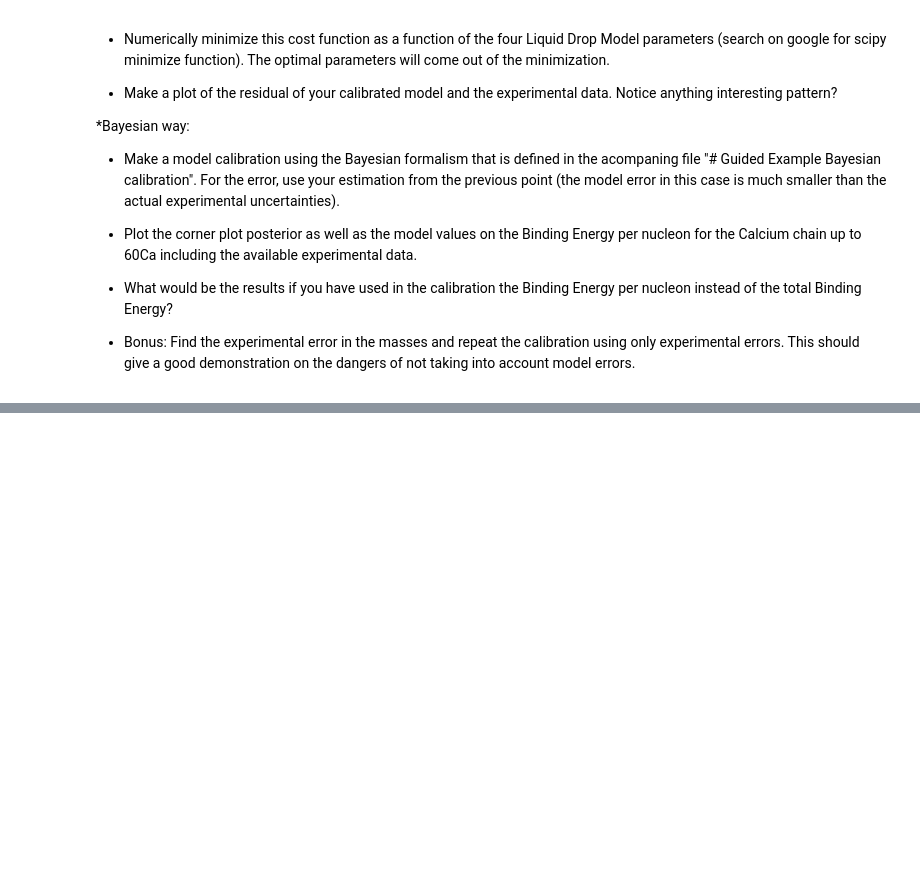
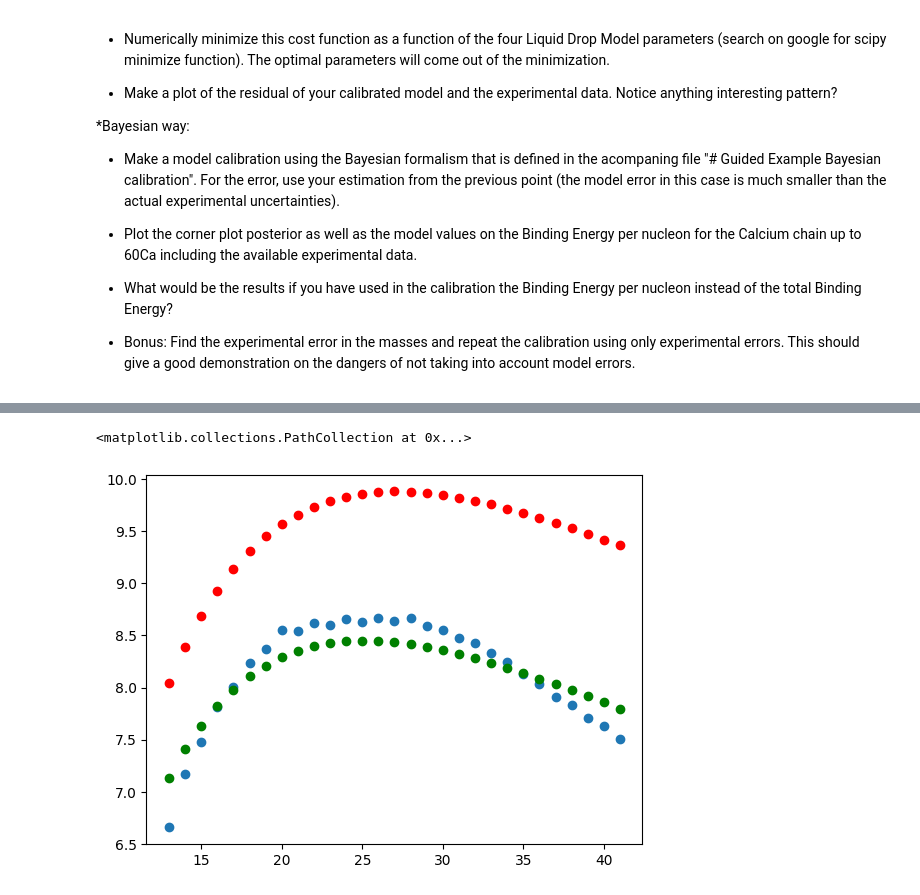
Before and after one commit to gigaquantum/theory-challenges, a Jupyter notebook: LDM Challenge/Calibrating Liquid Drop Challenge.ipynb, the cells around one changed output, grey strips where cells are left out. Cells and saved outputs as stored; diff of their text form; code cells hidden in the pictures; blank space fills up the shorter version.

```diff
--- a/LDM Challenge/Calibrating Liquid Drop Challenge.ipynb
+++ b/LDM Challenge/Calibrating Liquid Drop Challenge.ipynb
@@ -59,0 +83,8 @@ plt.scatter(n, be_n)
+# %%
+binding_energy_LDM_calcium_calibrated = [LDM(result.x, [x, 20]) / (x + 20) for x in n]
+plt.scatter(n, be, label="Experimental Data")
+plt.scatter(n, binding_energy_LDM_calcium, color="red", label="Initial Model")
+plt.scatter(n, binding_energy_LDM_calcium_calibrated, color="green", label="Calibrated Model")
+# %% [output]
+<matplotlib.collections.PathCollection at 0x...>
+[figure, added]
```
Also changed, not shown: parts of 6 cells of this notebook.
